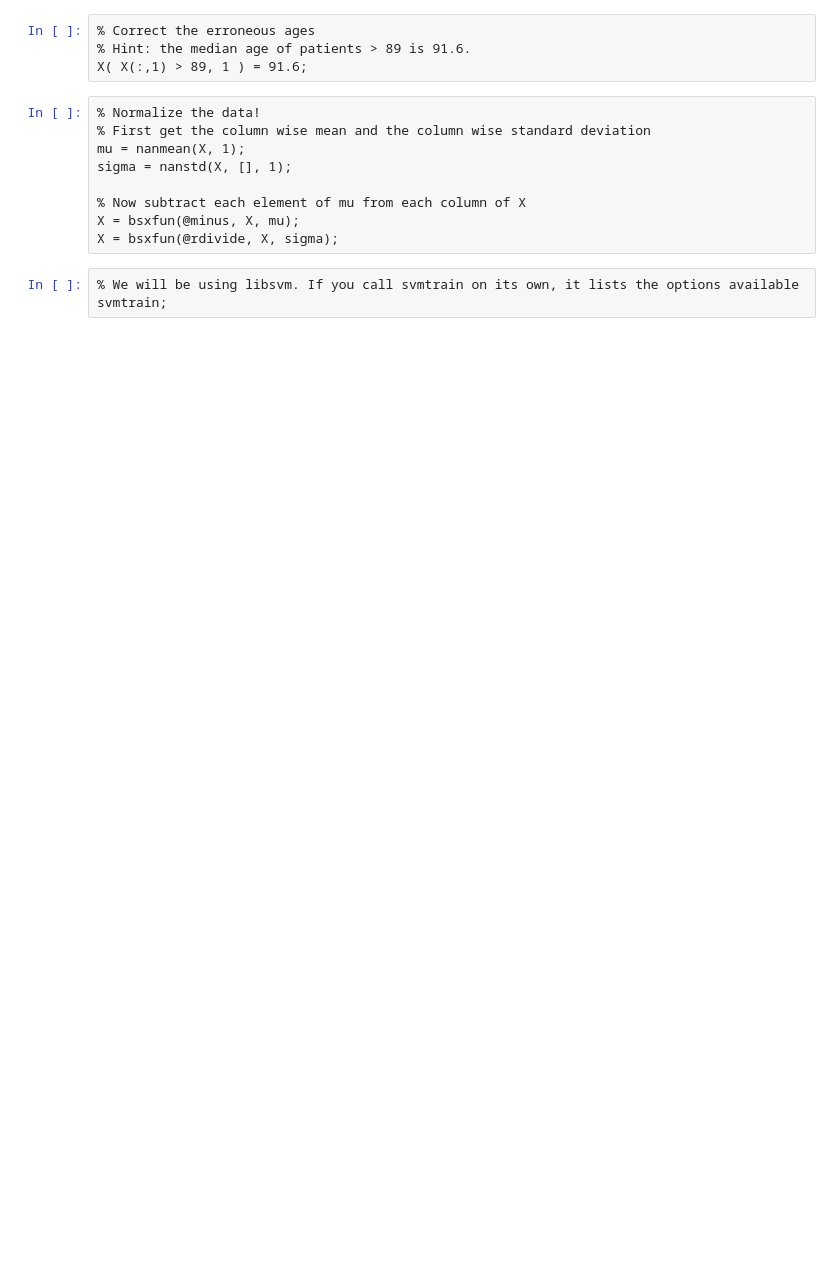
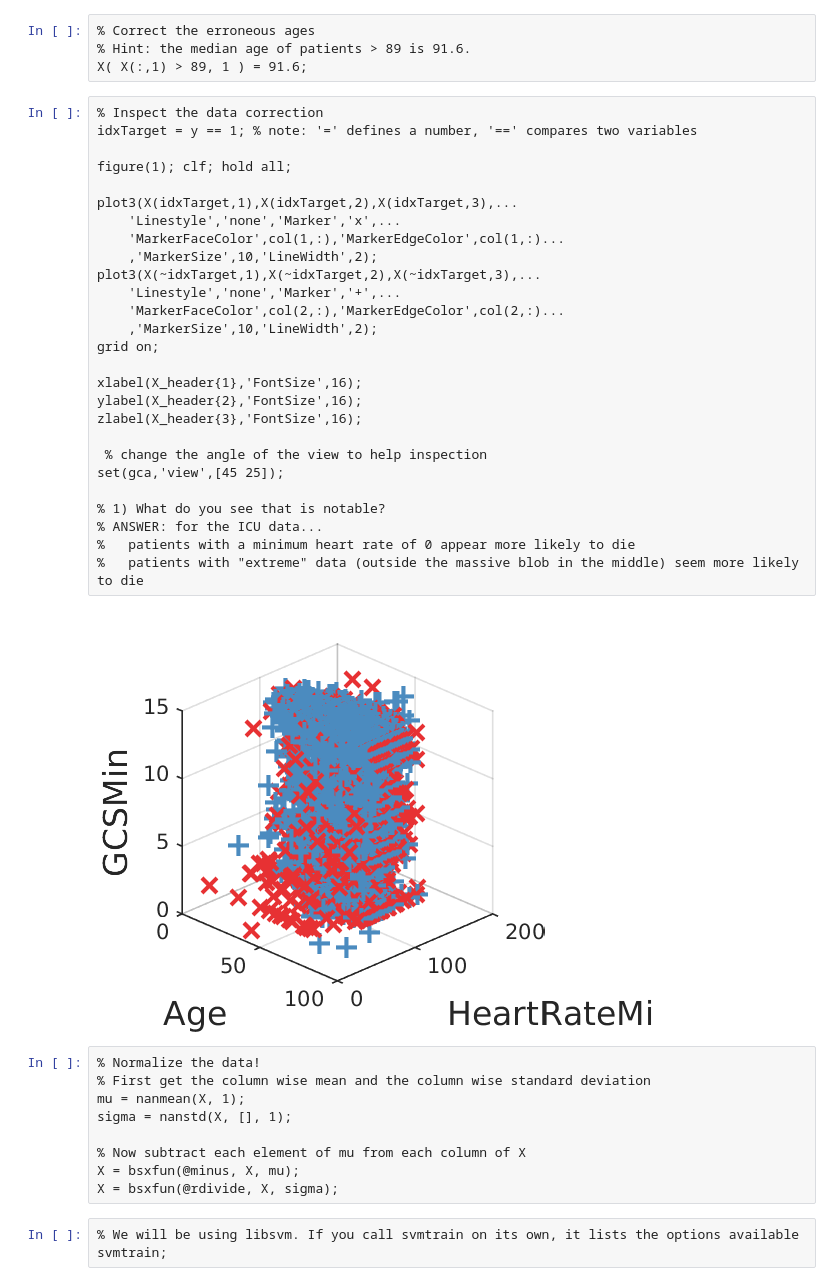
Before and after one commit to MIT-LCP/mimic-workshop, a Jupyter notebook: mlcc/lab2-intro-ml/mlcc2_svm_workshop.ipynb, the cells around one changed output. Drawn from its saved outputs; the diff is of its cells as text; blank space fills up the shorter version.

```diff
--- a/mlcc/lab2-intro-ml/mlcc2_svm_workshop.ipynb
+++ b/mlcc/lab2-intro-ml/mlcc2_svm_workshop.ipynb
@@ -162,6 +175,35 @@ set(gca,'view',[45 25]); % a nice isometric view
 % Correct the erroneous ages
 % Hint: the median age of patients > 89 is 91.6.
 X( X(:,1) > 89, 1 ) = 91.6;
+# %%
+% Inspect the data correction
+idxTarget = y == 1; % note: '=' defines a number, '==' compares two variables
+
+figure(1); clf; hold all;
+
+plot3(X(idxTarget,1),X(idxTarget,2),X(idxTarget,3),...
+    'Linestyle','none','Marker','x',...
+    'MarkerFaceColor',col(1,:),'MarkerEdgeColor',col(1,:)...
+    ,'MarkerSize',10,'LineWidth',2);
+plot3(X(~idxTarget,1),X(~idxTarget,2),X(~idxTarget,3),...
+    'Linestyle','none','Marker','+',...
+    'MarkerFaceColor',col(2,:),'MarkerEdgeColor',col(2,:)...
+    ,'MarkerSize',10,'LineWidth',2);
+grid on;
+
+xlabel(X_header{1},'FontSize',16);
+ylabel(X_header{2},'FontSize',16);
+zlabel(X_header{3},'FontSize',16);
+
+ % change the angle of the view to help inspection
+set(gca,'view',[45 25]);
+
+% 1) What do you see that is notable?
+% ANSWER: for the ICU data...
+%   patients with a minimum heart rate of 0 appear more likely to die
+%   patients with "extreme" data (outside the massive blob in the middle) seem more likely to die
+# %% [output]
+[figure, added]
 # %%
 % Normalize the data!
 % First get the column wise mean and the column wise standard deviation
```
Also changed, not shown: parts of 55 cells of this notebook, 2 other files.
